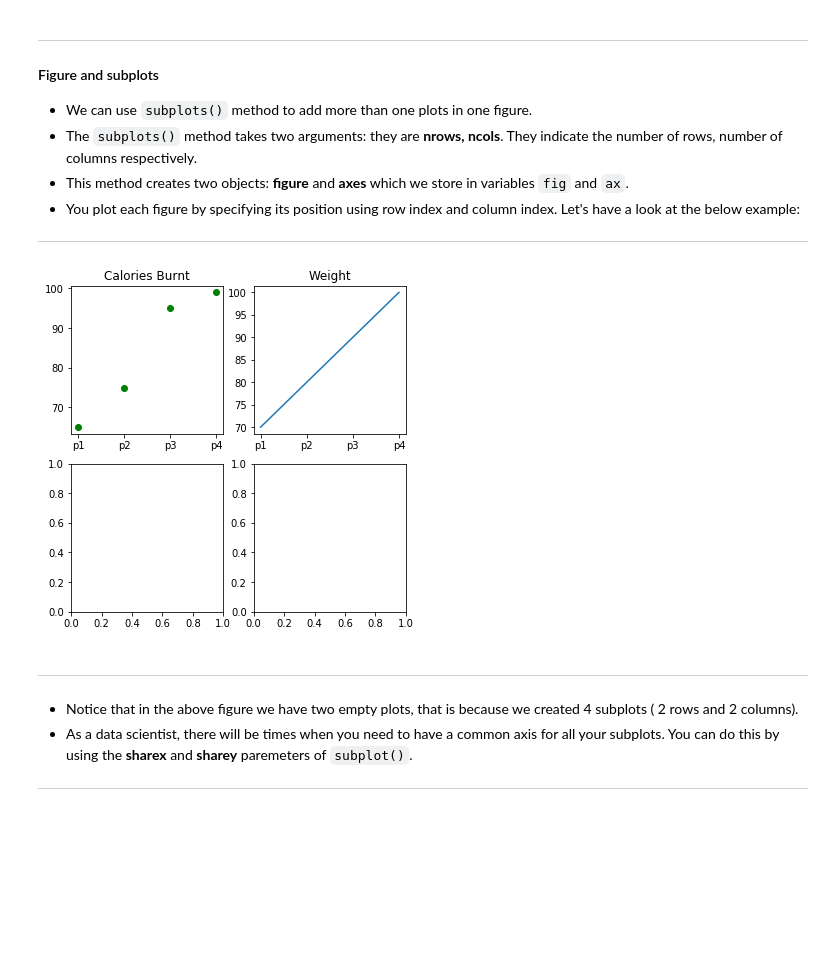
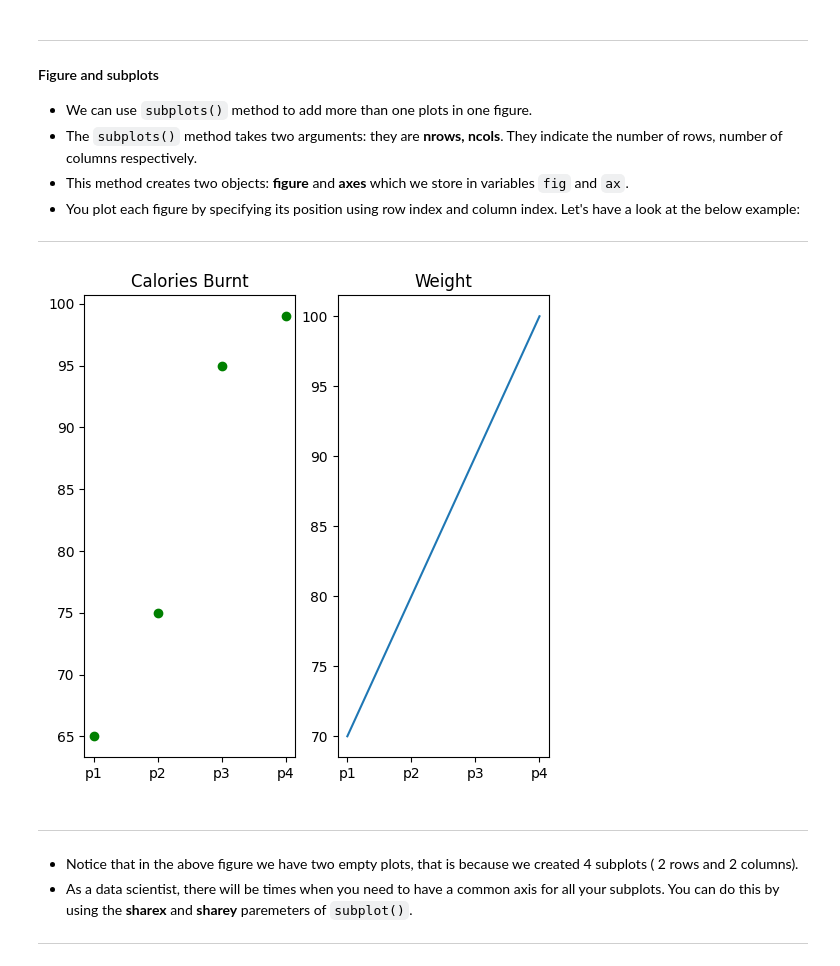
Before and after one commit to JapiKredi/Pinnacle_AI_program_AnalyticsVidyha, a Jupyter notebook: Pandas_Visualization_Matplotlib.ipynb, the cells around one changed output. Saved outputs shown, nothing was run; the diff lists cells and outputs as text; code cells hidden in the pictures; blank space fills up the shorter version.

```diff
--- a/Pandas_Visualization_Matplotlib.ipynb
+++ b/Pandas_Visualization_Matplotlib.ipynb
@@ -206,27 +206,27 @@ plt.xticks(ticks=[0,1,2,3], labels=['p1', 'p2', 'p3', 'p4']);
 ---
 # %%
 # create 2 plots
-fig, ax = plt.subplots(nrows=2, ncols=2, figsize=(6,6))
+fig, ax = plt.subplots(nrows=1, ncols=2, figsize=(6,6))
 
 # plot on 0 row and 0 column
-ax[0,0].plot(calories_burnt,'go')
+ax[0].plot(calories_burnt,'go')
 
 # plot on 0 row and 1 column
-ax[0,1].plot(weight)
+ax[1].plot(weight)
 
 # set titles for subplots
-ax[0,0].set_title("Calories Burnt")
-ax[0,1].set_title("Weight")
+ax[0].set_title("Calories Burnt")
+ax[1].set_title("Weight")
 
 # set ticks for each of these persons
-ax[0,0].set_xticks(ticks=[0,1,2,3]);
-ax[0,1].set_xticks(ticks=[0,1,2,3]);
+ax[0].set_xticks(ticks=[0,1,2,3]);
+ax[1].set_xticks(ticks=[0,1,2,3]);
 
 # set labels for each of these persons
-ax[0,0].set_xticklabels(labels=['p1', 'p2', 'p3', 'p4']);
-ax[0,1].set_xticklabels(labels=['p1', 'p2', 'p3', 'p4']);
+ax[0].set_xticklabels(labels=['p1', 'p2', 'p3', 'p4']);
+ax[1].set_xticklabels(labels=['p1', 'p2', 'p3', 'p4']);
 # %% [output]
-[figure, old version]
+[figure, new version]
 # %% [markdown]
 ---
 
```
Also changed, not shown: parts of 12 cells of this notebook.
